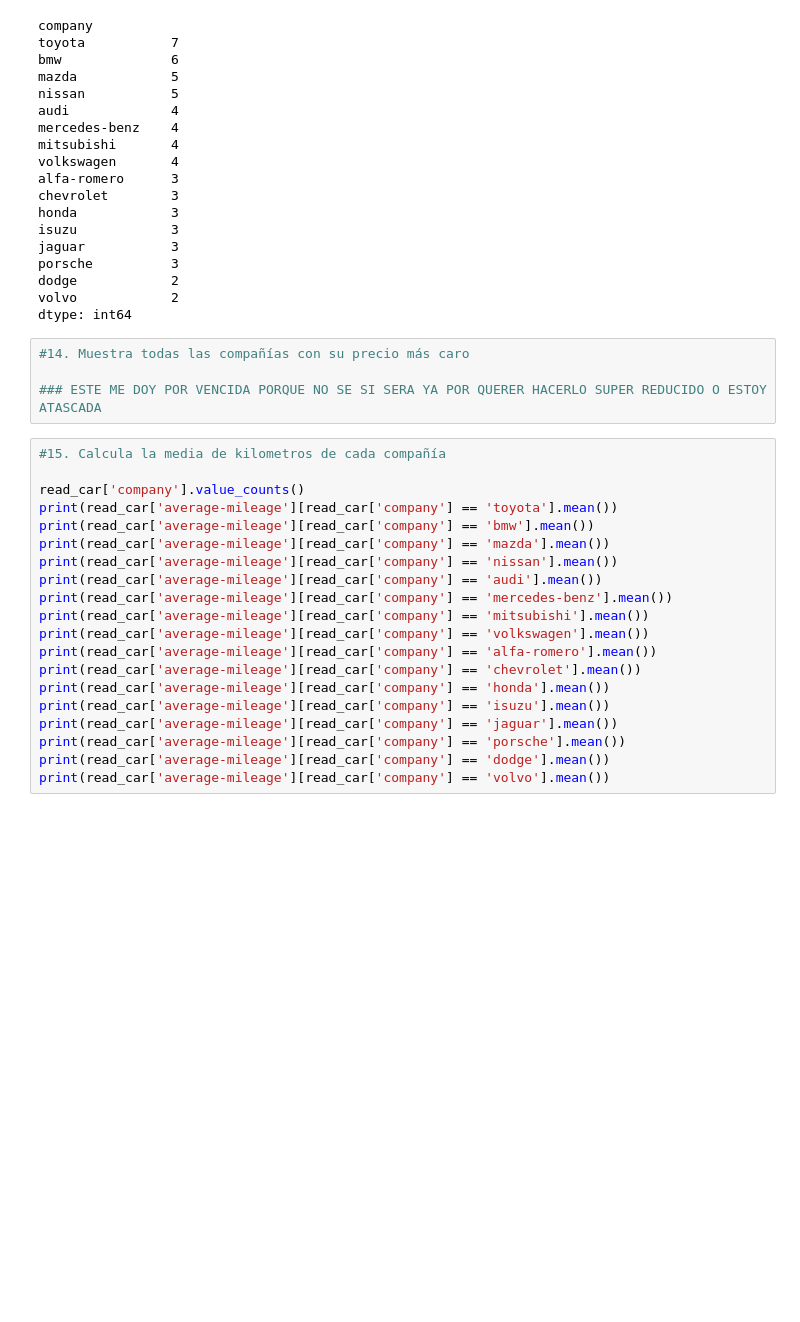
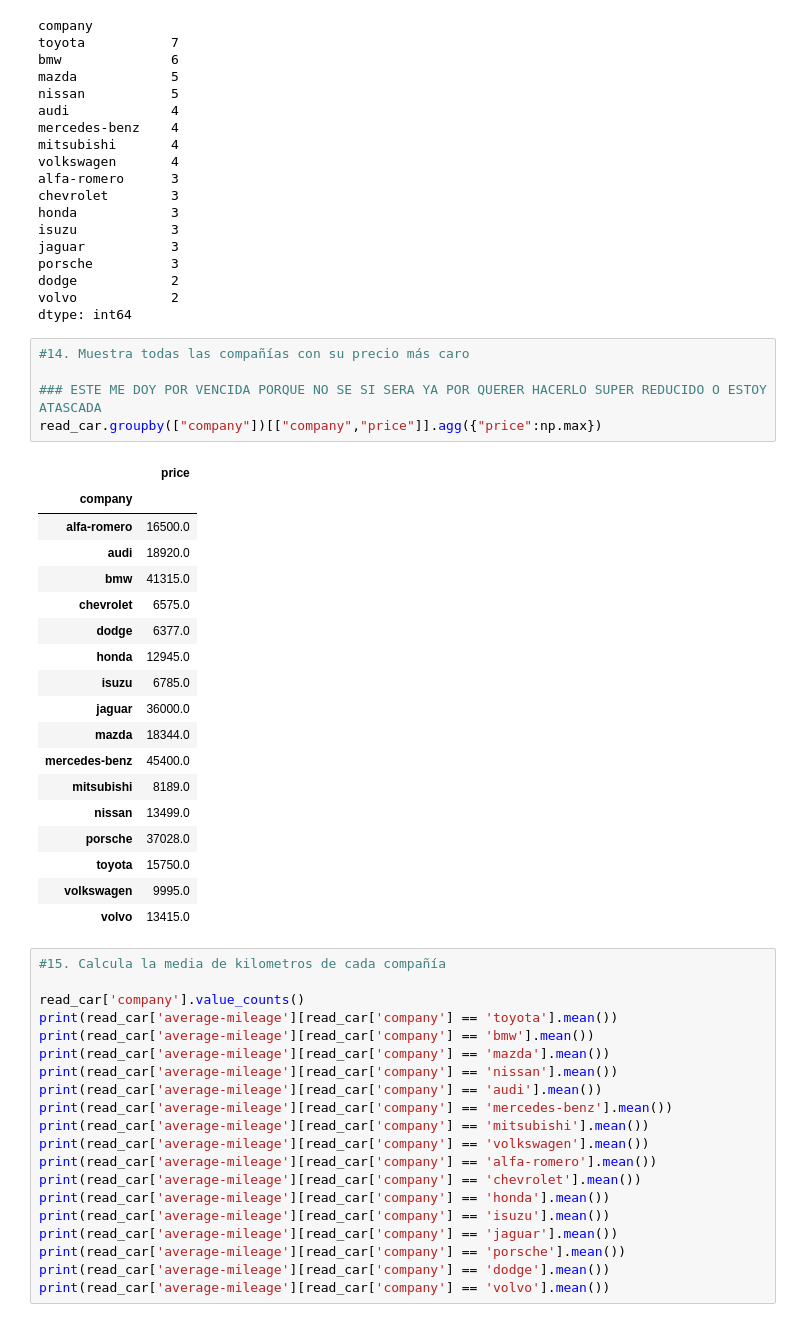
Before and after one commit to JesicaLP84/Python, a Jupyter notebook: 10. Pandas/Ejercicio_repaso_Numpy_y_Pandas/Ejercicios repaso Numpy y Pandas.ipynb, the cells around one changed output. Saved outputs shown, nothing was run; the diff lists cells and outputs as text; blank space fills up the shorter version.

```diff
--- a/10. Pandas/Ejercicio_repaso_Numpy_y_Pandas/Ejercicios repaso Numpy y Pandas.ipynb
+++ b/10. Pandas/Ejercicio_repaso_Numpy_y_Pandas/Ejercicios repaso Numpy y Pandas.ipynb
@@ -185,7 +185,27 @@ dtype: int64
 # %%
 #14. Muestra todas las compañías con su precio más caro
 
 ### ESTE ME DOY POR VENCIDA PORQUE NO SE SI SERA YA POR QUERER HACERLO SUPER REDUCIDO O ESTOY ATASCADA
+read_car.groupby(["company"])[["company","price"]].agg({"price":np.max})
+# %% [output]
+|  | price |
+| company |  |
+| alfa-romero | 16500.0 |
+| audi | 18920.0 |
+| bmw | 41315.0 |
+| chevrolet | 6575.0 |
+| dodge | 6377.0 |
+| honda | 12945.0 |
+| isuzu | 6785.0 |
+| jaguar | 36000.0 |
+| mazda | 18344.0 |
+| mercedes-benz | 45400.0 |
+| mitsubishi | 8189.0 |
+| nissan | 13499.0 |
+| porsche | 37028.0 |
+| toyota | 15750.0 |
+| volkswagen | 9995.0 |
+| volvo | 13415.0 |
 # %%
 #15. Calcula la media de kilometros de cada compañía
 
```
Also changed, not shown: parts of 1 cell of this notebook, 6 other files.
